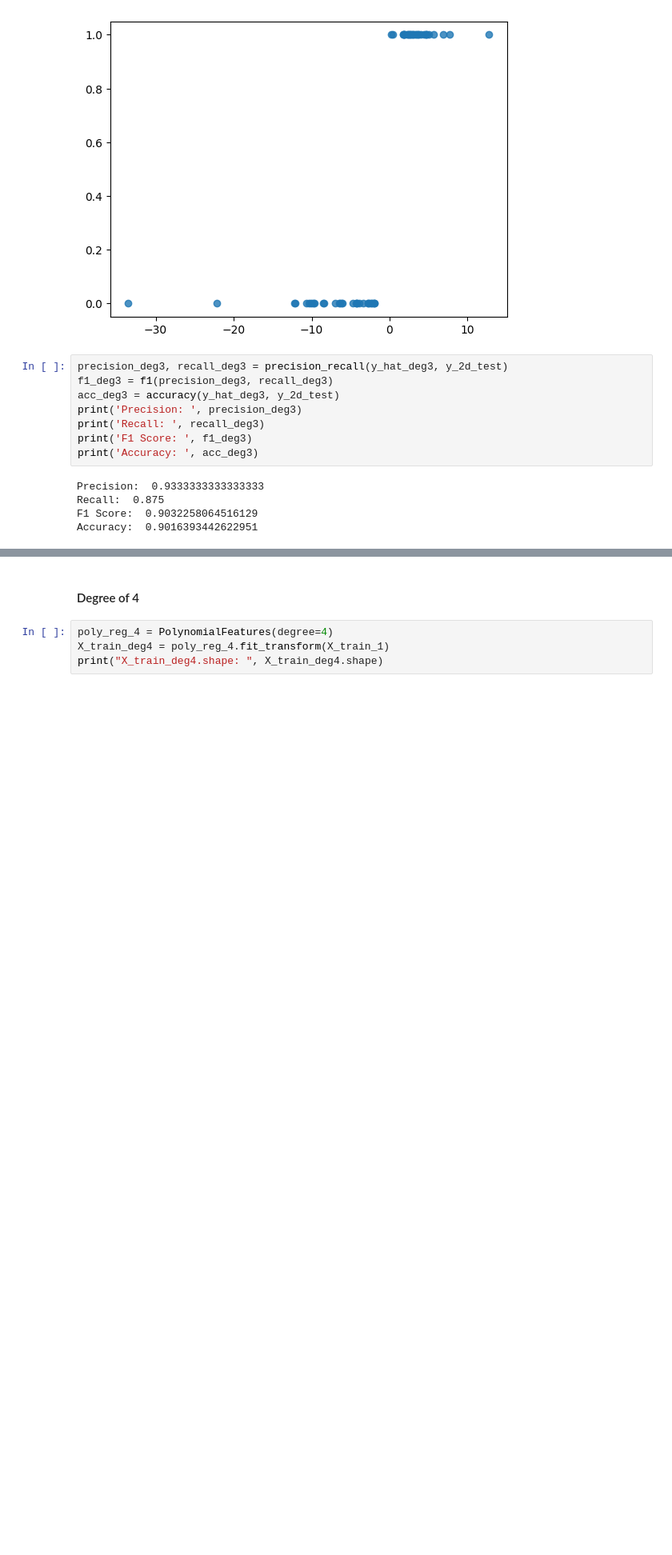
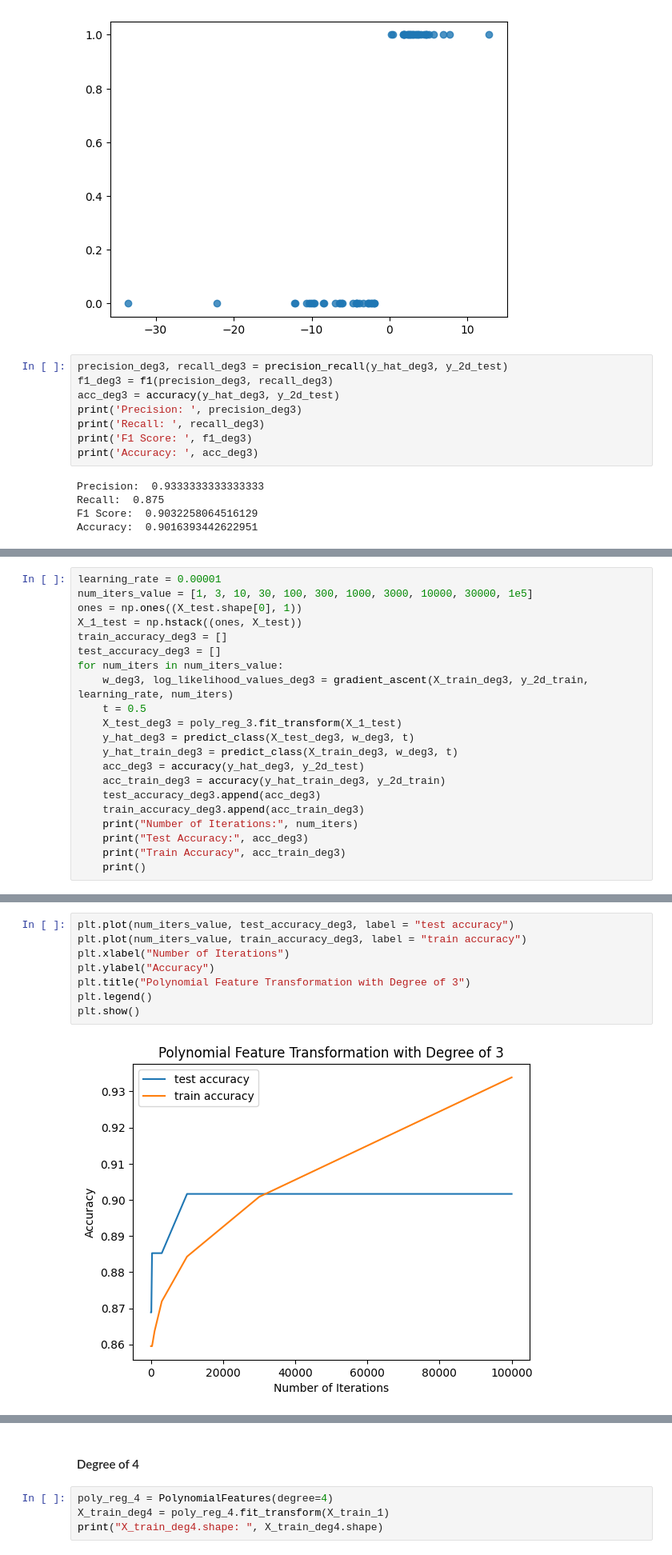
Before and after one commit to thuvu17/ml-train-heart-attack, a Jupyter notebook: heart_attack_logreg.ipynb, the cells around one changed output, grey strips where cells are left out. Shown at 80% size. Cells and saved outputs as stored; diff of their text form; blank space fills up the shorter version.

```diff
--- a/heart_attack_logreg.ipynb
+++ b/heart_attack_logreg.ipynb
@@ -429,0 +588,21 @@ Accuracy:  0.9016393442622951
+# %%
+learning_rate = 0.00001
+num_iters_value = [1, 3, 10, 30, 100, 300, 1000, 3000, 10000, 30000, 1e5]
+ones = np.ones((X_test.shape[0], 1))
+X_1_test = np.hstack((ones, X_test))
+train_accuracy_deg3 = []
+test_accuracy_deg3 = []
+for num_iters in num_iters_value:
+    w_deg3, log_likelihood_values_deg3 = gradient_ascent(X_train_deg3, y_2d_train, learning_rate, num_iters)
+    t = 0.5
+    X_test_deg3 = poly_reg_3.fit_transform(X_1_test)
+    y_hat_deg3 = predict_class(X_test_deg3, w_deg3, t)
+    y_hat_train_deg3 = predict_class(X_train_deg3, w_deg3, t)
+    acc_deg3 = accuracy(y_hat_deg3, y_2d_test)
+    acc_train_deg3 = accuracy(y_hat_train_deg3, y_2d_train)
+    test_accuracy_deg3.append(acc_deg3)
+    train_accuracy_deg3.append(acc_train_deg3)
+    print("Number of Iterations:", num_iters)
+    print("Test Accuracy:", acc_deg3)
+    print("Train Accuracy", acc_train_deg3)
+    print()
@@ -429,0 +627,10 @@ Accuracy:  0.9016393442622951
+# %%
+plt.plot(num_iters_value, test_accuracy_deg3, label = "test accuracy")
+plt.plot(num_iters_value, train_accuracy_deg3, label = "train accuracy")
+plt.xlabel("Number of Iterations")
+plt.ylabel("Accuracy")
+plt.title("Polynomial Feature Transformation with Degree of 3")
+plt.legend()
+plt.show()
+# %% [output]
+[figure, added]
```
Also changed, not shown: parts of 21 cells of this notebook.
